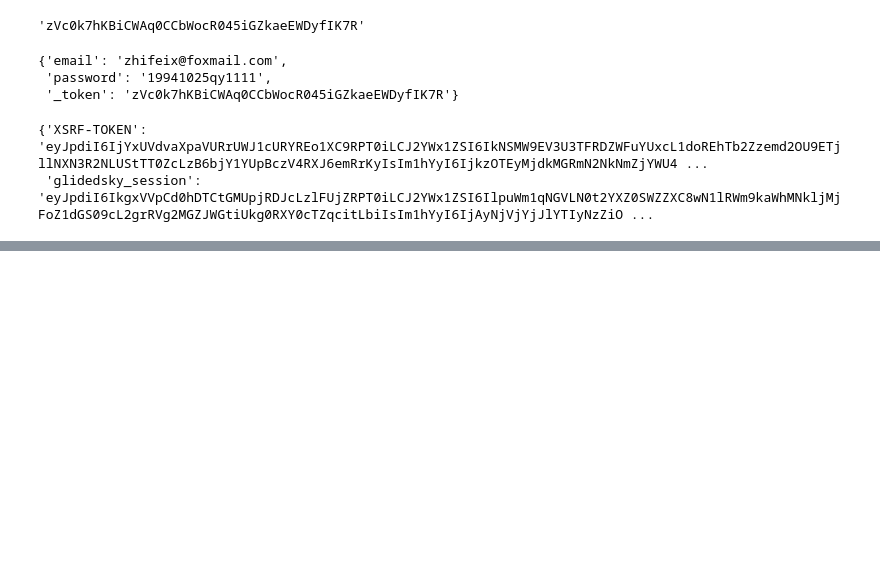
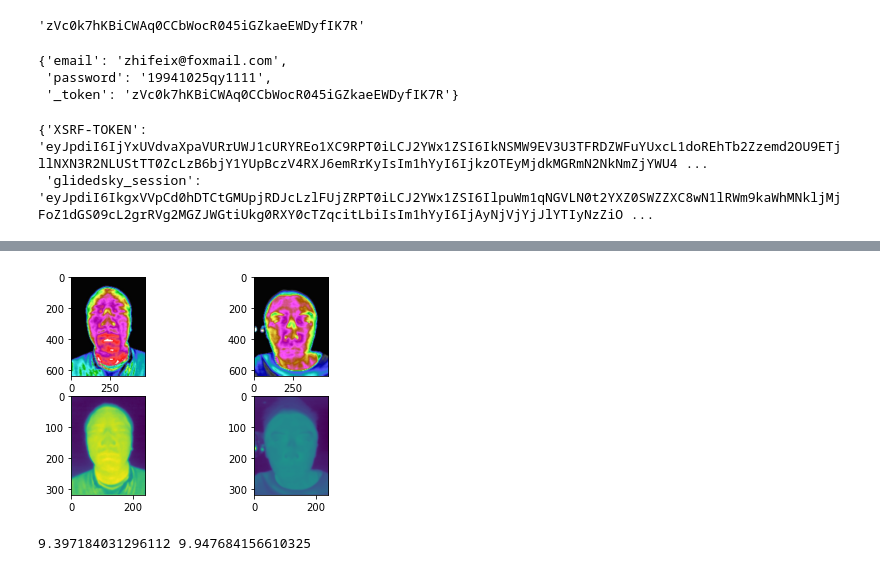
Before and after one commit to whuhit/scrapy_sp, a Jupyter notebook: 未命名.ipynb, the cells around one changed output, grey strips where cells are left out. Drawn from its saved outputs; the diff is of its cells as text; code cells hidden in the pictures; blank space fills up the shorter version.

```diff
--- a/未命名.ipynb
+++ b/未命名.ipynb
@@ -66,0 +69,26 @@ def dis(a,b):
+# %%
+import matplotlib.pyplot as plt
+import cv2
+import numpy as np
+
+
+fig,axs = plt.subplots(2,2)
+img1 = cv2.imread('/Users/yang/Downloads/异常.jpg')
+img2 = cv2.imread('/Users/yang/Downloads/正常.jpg')
+img3 = np.loadtxt("/Users/yang/Downloads/gray_s.txt",delimiter=',').reshape(320,240)
+img4 = np.loadtxt("/Users/yang/Downloads/gray_2",delimiter=',').reshape(320,240)
+_ = axs[0][0].imshow(img1[:,:,::-1])
+_ = axs[0][1].imshow(img2[:,:,::-1])
+_ = axs[1][0].imshow(img3)
+_ = axs[1][1].imshow(img4)
+# %% [output]
+[figure, added]
+# %%
+P3 = np.unique(img3.reshape(-1,), return_counts=True)[1]/(320*240)
+P4 = np.unique(img4.reshape(-1,), return_counts=True)[1]/(320*240)
+
+entropy3 = -1*sum(P3*np.log2(P3))
+entropy4 = -1*sum(P4*np.log2(P4))
+print(entropy3,entropy4)
+# %% [output]
+9.397184031296112 9.947684156610325
```
Also changed, not shown: parts of 13 cells of this notebook, 23 other files.
